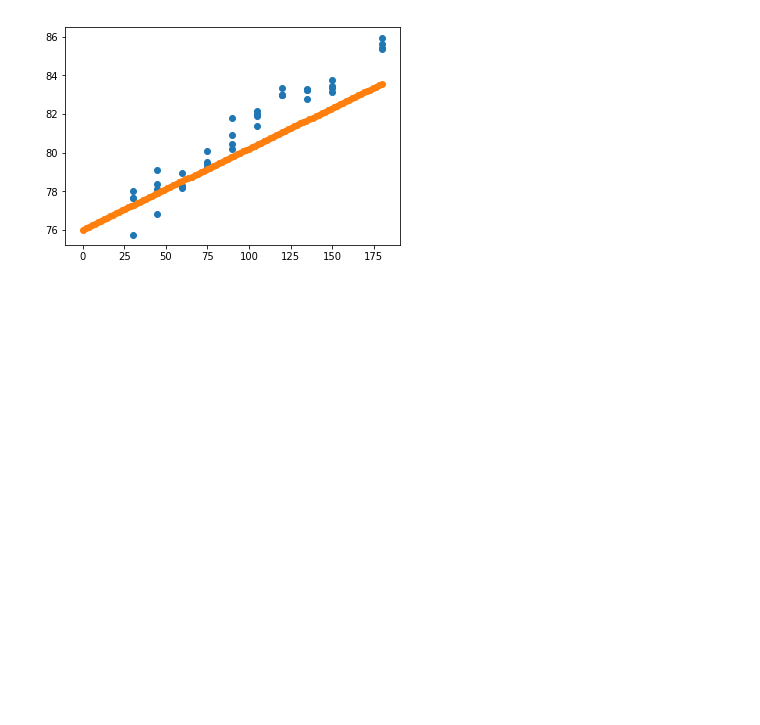
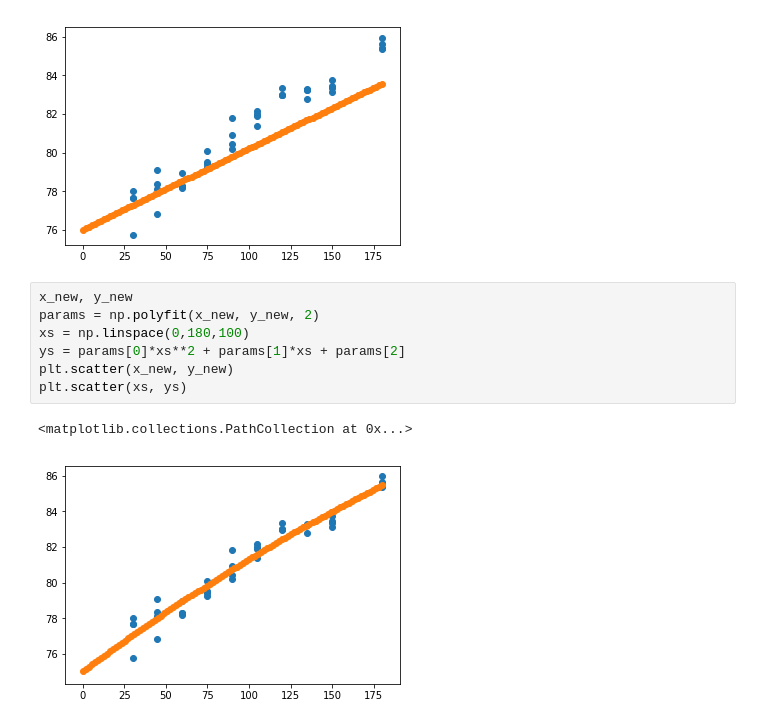
Before and after one commit to Caradryan/acc_mod_analysis, a Jupyter notebook: acc_rate.ipynb, the cells around one changed output. Cells and saved outputs as stored; diff of their text form; blank space fills up the shorter version.

```diff
--- a/acc_rate.ipynb
+++ b/acc_rate.ipynb
@@ -236,3 +235,13 @@ plt.scatter(xs, ys)
 # %% [output]
 <matplotlib.collections.PathCollection at 0x...>
 [figure]
+# %%
+x_new, y_new
+params = np.polyfit(x_new, y_new, 2)
+xs = np.linspace(0,180,100)
+ys = params[0]*xs**2 + params[1]*xs + params[2]
+plt.scatter(x_new, y_new)
+plt.scatter(xs, ys)
+# %% [output]
+<matplotlib.collections.PathCollection at 0x...>
+[figure, added]
```
Also changed, not shown: parts of 13 cells of this notebook.
